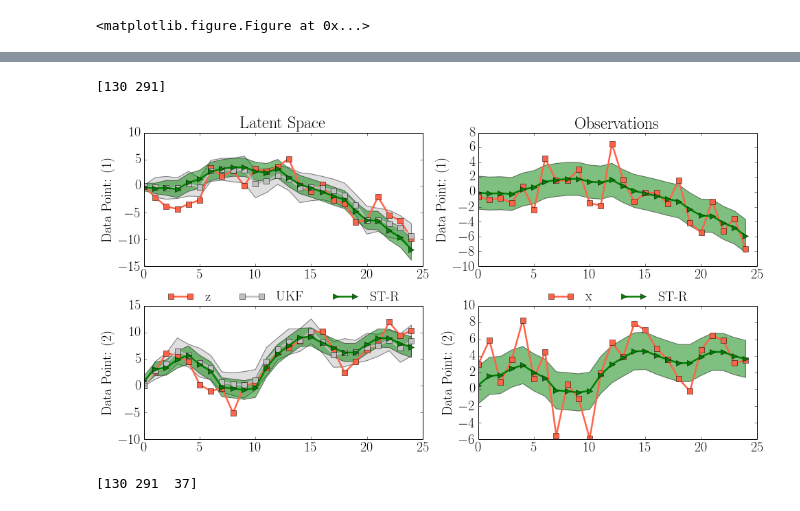
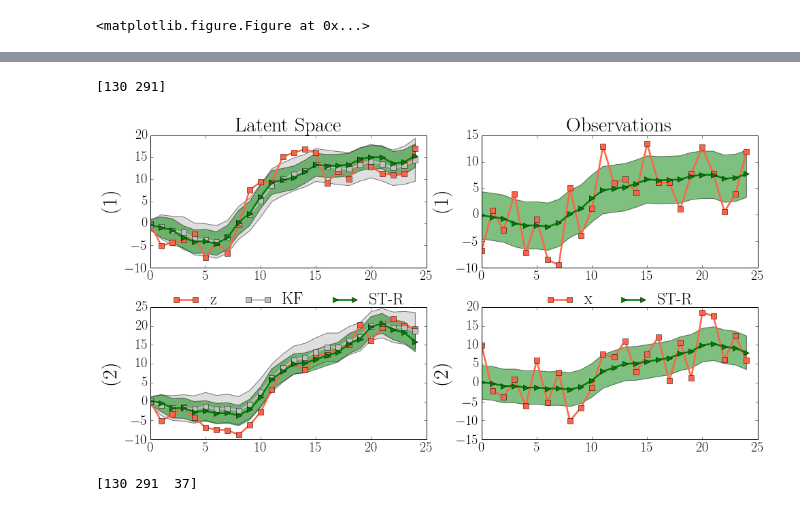
Before and after one commit to clinicalml/structuredinference, a Jupyter notebook: ipynb/synthetic/VisualizeSynthetic-fast.ipynb, the cells around one changed output, grey strips where cells are left out. Cells and saved outputs as stored; diff of their text form; code cells hidden in the pictures.

```diff
--- a/ipynb/synthetic/VisualizeSynthetic-fast.ipynb
+++ b/ipynb/synthetic/VisualizeSynthetic-fast.ipynb
@@ -21,8 +21,8 @@ from utils.misc import getPYDIR,getConfigFile,readPickle
 
 #visualize synthetic results
 
-#dataset = 'synthetic9';maxEPOCH = 350
-dataset = 'synthetic10';maxEPOCH = 350
+dataset = 'synthetic9';maxEPOCH = 350
+#dataset = 'synthetic10';maxEPOCH = 350
 #dataset = 'synthetic11';maxEPOCH = 350
 
 SAVEDIR = '../../expt-synthetic-fast/chkpt-'+dataset
@@ -305,7 +306,7 @@ def plotMuCov(axlist, data, stdData, idxlist, c,m,label = None):
         std = stdData[n,:]
         axlist[idx].plot(X,Y,color=c,marker=m,label=label)
         axlist[idx].fill_between(X, Y+std, Y-std, facecolor=c, alpha=0.5)
-        axlist[idx].set_ylabel('Data Point: ('+str(idx+1)+')')
+        axlist[idx].set_ylabel('('+str(idx+1)+')',size=30)
 
 for fnum,f in enumerate(glob.glob(SAVEDIR+'/*'+paramconfig+'*-final.h5')):
     synthData= getHDF5Data(DATADIR+'/'+dataset+'.h5')
@@ -317,37 +318,38 @@ for fnum,f in enumerate(glob.glob(SAVEDIR+'/*'+paramconfig+'*-final.h5')):
         plotRecons(axlist[:,0], mus_method, idxlist, colors['z'],markers['z'],label='z')
         plotRecons(axlist[:,1], x_method, idxlist, colors['x'],markers['x'],label='x')
         #Plot baseline
         mus_method = baseline['train_mu'].squeeze()
         std_method = np.sqrt(baseline['train_cov'].squeeze())
         plotMuCov(axlist[:,0], mus_method,std_method, idxlist, colors['KF'],markers['KF'],
                   label=params_synthetic[dataset]['baseline'])
 
     if code not in ['ST-R']:
         continue
     alldata = getHDF5Data(f)
     mus_method = alldata['mu_posterior_train'][:,:,MARKER].squeeze()
     std_method = np.sqrt(alldata['cov_posterior_train'][:,:,MARKER])
     x_method   = params_synthetic[dataset]['obs_fxn'](mus_method)
     std_x_method= np.ones_like(x_method)*np.sqrt(params_synthetic[dataset]['obs_cov'])
 
     plotMuCov(axlist[:,0], mus_method,std_method, idxlist, colors[code],markers[code],label=code)
     plotMuCov(axlist[:,1], x_method,std_x_method, idxlist, colors[code],markers[code],label=code)
 
 #Also add exact inference to the plot
 ax = axlist[0,0]
-ax.set_title('Latent Space')
+ax.set_title('Latent Space',size=30)
 ax = axlist[1,0]
 yspace = 1.2
 ax.legend(loc='upper center', bbox_to_anchor=(0.5, yspace),ncol=3, frameon=False)
-
+plt.setp(ax.get_legend().get_texts(), fontsize='large')
 ax = axlist[0,1]
-ax.set_title('Observations')
+ax.set_title('Observations',size=30)
 ax = axlist[1,1]
 ax.legend(loc='upper center', bbox_to_anchor=(0.5, yspace),ncol=3, frameon=False)
+plt.setp(ax.get_legend().get_texts(), fontsize='large')
 plt.savefig(dataset+'-vis.pdf',bbox_inches='tight')
 # %% [output]
 [130 291]
-[figure, old version]
+[figure, new version]
 # %%
 #Reconstructions
 MARKER  = -1
```
Also changed, not shown: parts of 2 cells of this notebook.
